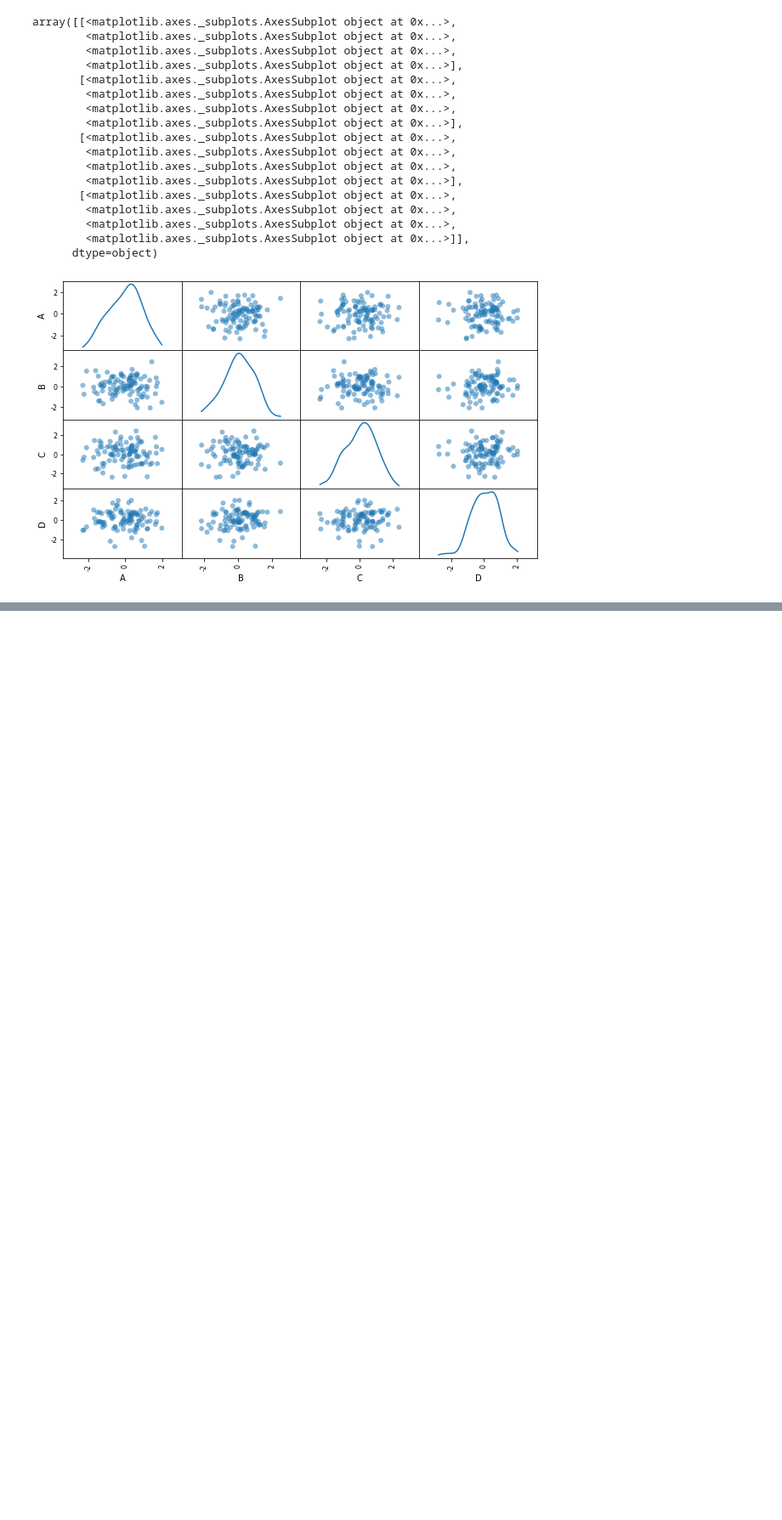
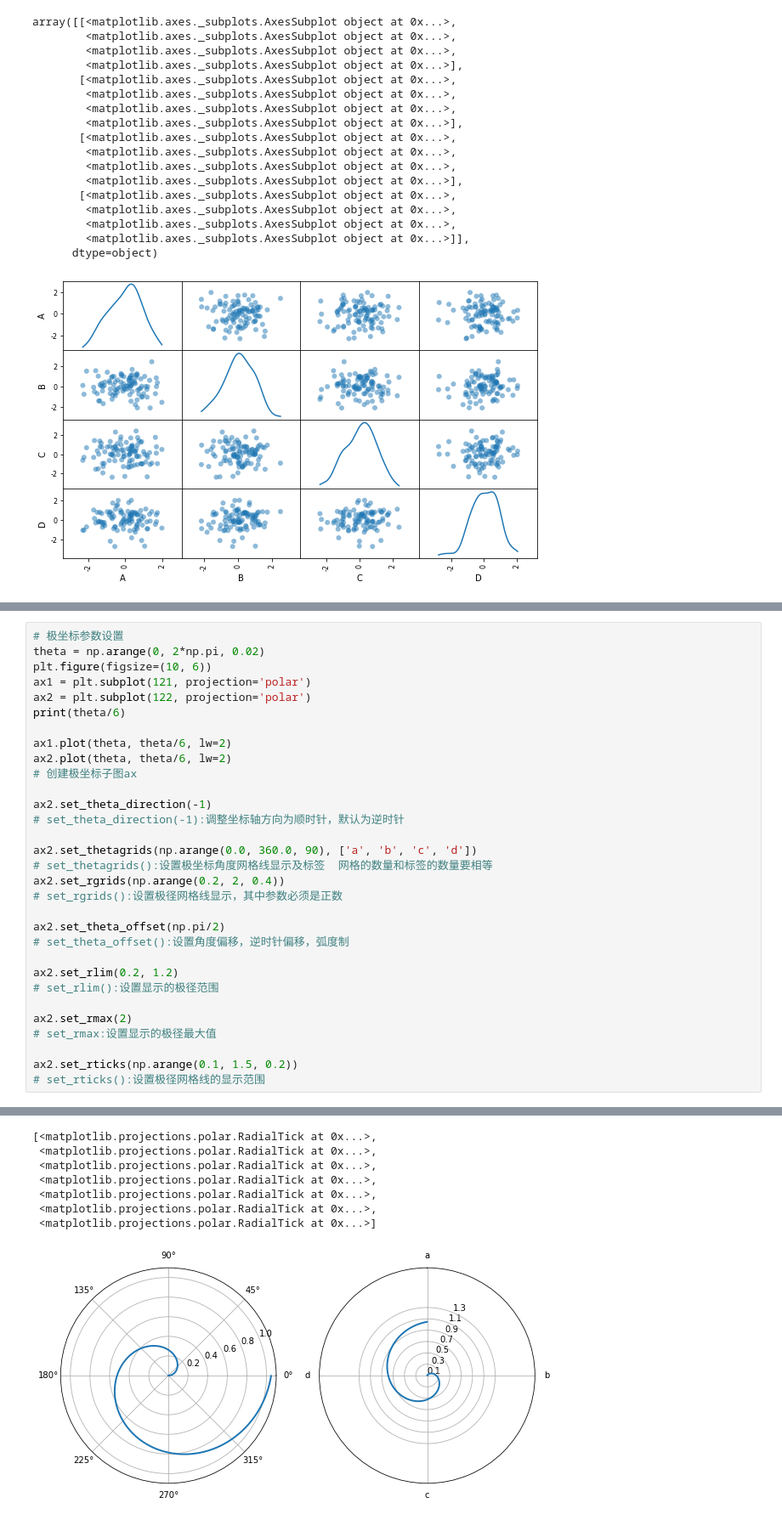
Before and after one commit to tsangyu98/matplotlib_study, a Jupyter notebook: matplotlib_part2.ipynb, the cells around one changed output, grey strips where cells are left out. Shown at 85% size. Saved outputs shown, nothing was run; the diff lists cells and outputs as text; blank space fills up the shorter version.

```diff
--- a/matplotlib_part2.ipynb
+++ b/matplotlib_part2.ipynb
@@ -389,0 +438,32 @@ array([[<matplotlib.axes._subplots.AxesSubplot object at 0x...>,
+# %%
+# 极坐标参数设置
+theta = np.arange(0, 2*np.pi, 0.02)
+plt.figure(figsize=(10, 6))
+ax1 = plt.subplot(121, projection='polar')
+ax2 = plt.subplot(122, projection='polar')
+print(theta/6)
+
+ax1.plot(theta, theta/6, lw=2)
+ax2.plot(theta, theta/6, lw=2)
+# 创建极坐标子图ax
+
+ax2.set_theta_direction(-1)
+# set_theta_direction(-1):调整坐标轴方向为顺时针，默认为逆时针
+
+ax2.set_thetagrids(np.arange(0.0, 360.0, 90), ['a', 'b', 'c', 'd'])
+# set_thetagrids():设置极坐标角度网格线显示及标签  网格的数量和标签的数量要相等
+ax2.set_rgrids(np.arange(0.2, 2, 0.4))
+# set_rgrids():设置极径网格线显示，其中参数必须是正数
+
+ax2.set_theta_offset(np.pi/2)
+# set_theta_offset():设置角度偏移，逆时针偏移，弧度制
+
+ax2.set_rlim(0.2, 1.2)
+# set_rlim():设置显示的极径范围
+
+ax2.set_rmax(2)
+# set_rmax:设置显示的极径最大值
+
+ax2.set_rticks(np.arange(0.1, 1.5, 0.2))
+# set_rticks():设置极径网格线的显示范围
+# %% [output]
@@ -389,0 +487,8 @@ array([[<matplotlib.axes._subplots.AxesSubplot object at 0x...>,
+[<matplotlib.projections.polar.RadialTick at 0x...>,
+ <matplotlib.projections.polar.RadialTick at 0x...>,
+ <matplotlib.projections.polar.RadialTick at 0x...>,
+ <matplotlib.projections.polar.RadialTick at 0x...>,
+ <matplotlib.projections.polar.RadialTick at 0x...>,
+ <matplotlib.projections.polar.RadialTick at 0x...>,
+ <matplotlib.projections.polar.RadialTick at 0x...>]
+[figure, added]
```
Also changed, not shown: parts of 6 cells of this notebook.
